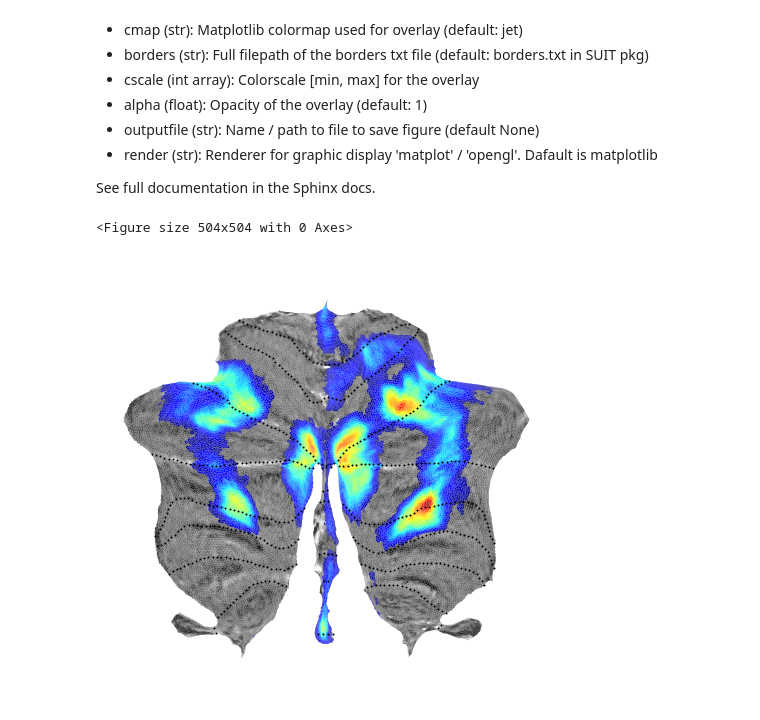
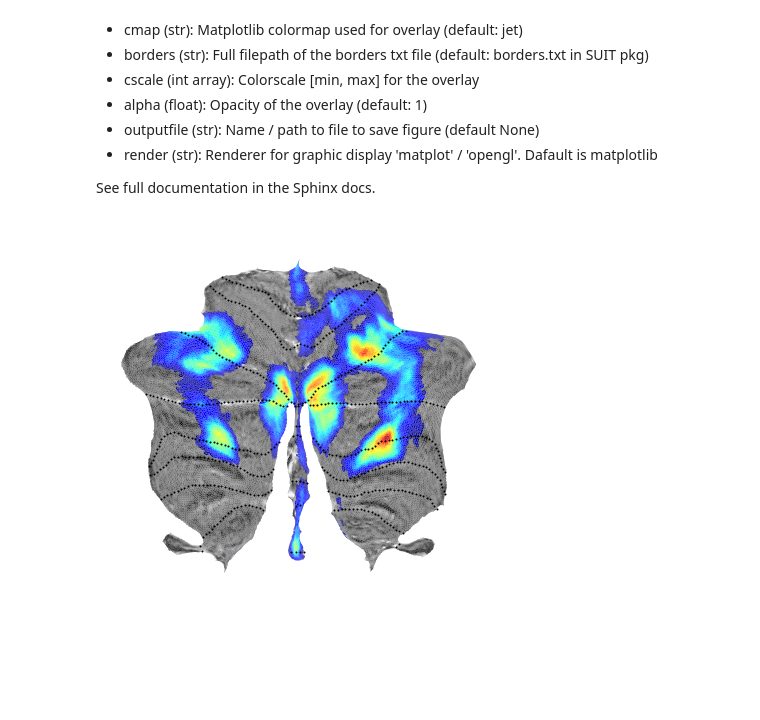
Before and after one commit to DiedrichsenLab/SUITPy, a Jupyter notebook: notebooks/flatmap_example.ipynb, the cells around one changed output. Drawn from its saved outputs; the diff is of its cells as text; code cells hidden in the pictures; blank space fills up the shorter version.

```diff
--- a/notebooks/flatmap_example.ipynb
+++ b/notebooks/flatmap_example.ipynb
@@ -96,11 +93,9 @@ Optional arguments are:
 
  See full documentation in the Sphinx docs.
 # %%
-fig = plt.figure(figsize=(7,7))
-ax=suit.flatmap.plot(funcdata,cmap='jet', threshold=0.01)
+ax=suit.flatmap.plot(funcdata,cmap='jet', threshold=0.01, new_figure=True)
 # %% [output]
-<Figure size 504x504 with 0 Axes>
-[figure, old version]
+[figure, new version]
 # %%
 # For label data choose overlay_type = 'label' and set the colormap
 # to a qualitative (categorical) color map
```
Also changed, not shown: parts of 4 cells of this notebook, 4 other files.
